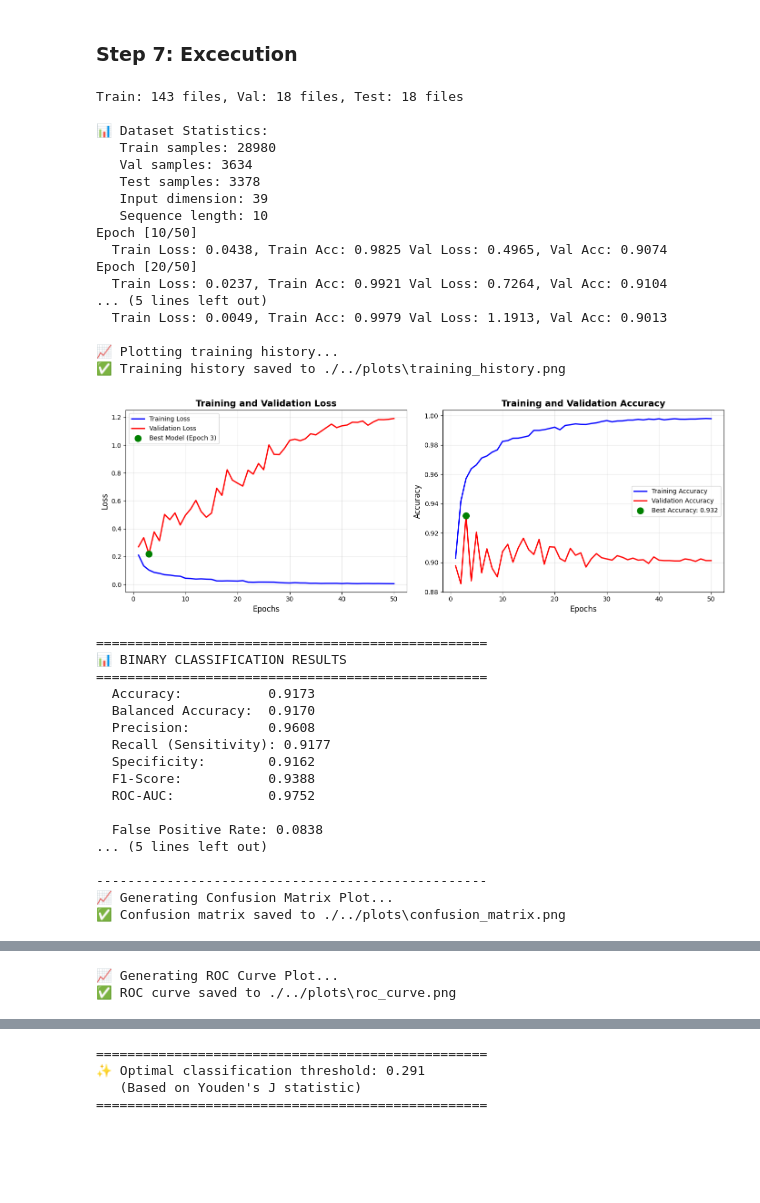
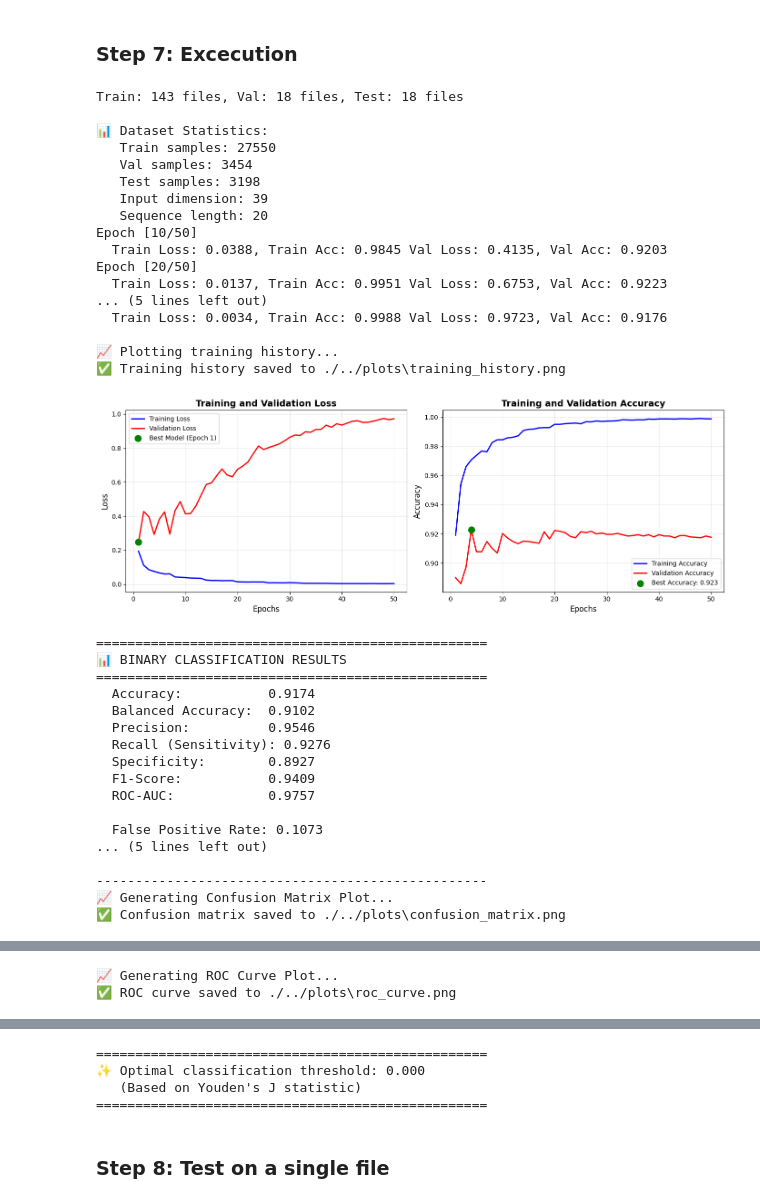
Before and after one commit to kallefrisk/DeepLearning_Schoolwork, a Jupyter notebook: KarlProject/notebooks/assignment11.ipynb, the cells around one changed output, grey strips where cells are left out. Cells and saved outputs as stored; diff of their text form; code cells hidden in the pictures; blank space fills up the shorter version.

```diff
--- a/KarlProject/notebooks/assignment11.ipynb
+++ b/KarlProject/notebooks/assignment11.ipynb
@@ -243,6 +283,12 @@ class LSTMBinaryClassifier(nn.Module):
         out = self.fc(out)
 
         return out
+
+    def get_hidden_dim(self):
+        return self.hidden_dim
+
+    def get_num_layers(self):
+        return self.num_layers
 # %% [markdown]
 ### Step 5: Training Function
 # %%
@@ -344,7 +390,7 @@ def train_binary_classifier(train_loader, val_loader, input_dim,
         save_path = os.path.join(plot_dir, 'training_history.png')
         training_history = [train_losses, val_losses, train_accuracies, val_accuracies, save_path]
 
-    return model, train_losses, val_losses, train_accuracies, val_accuracies, training_history
+    return model, optimizer, epochs, train_losses, val_losses, train_accuracies, val_accuracies, training_history
 # %% [markdown]
 ### Step 6: Evaluation
 # %%
@@ -617,58 +663,73 @@ data_folder = '../../MainProject/Assignment11/data/kinect_good_preprocessed_not_
 train_files, val_files, test_files = split_csv_files(data_folder, random_seed=42)
 
 # 2. Create datasets
+sequence = 20
 train_loader, val_loader, test_loader, input_dim = create_lstm_loaders(data_folder=data_folder,
                                                                        train_files=train_files,
                                                                        val_files=val_files,
                                                                        test_files=test_files,
-                                                                       sequence_length=10,
+                                                                       sequence_length=sequence,
                                                                        batch_size=32,
                                                                        target_column="running_video",
                                                                        mirror=True
                                                                        )
 
 # 5. Train model
 device = torch.device('cpu')
-model, train_losses, val_losses, train_acc, val_acc, training_history = train_binary_classifier(
+model, optimizer, epoch, train_losses, val_losses, train_acc, val_acc, training_history = train_binary_classifier(
     train_loader, val_loader, input_dim,
     epochs=50, learning_rate=0.001, device=device
 )
 
 plot_training_history(training_history[0], training_history[1], training_history[2], training_history[3], training_history[4])
 
 # 6. Evaluate on test set
 metrics = evaluate_binary_classifier(model, test_loader, device)
+
+# SAVING
+# After training
+torch.save({
+    'model_state_dict': model.state_dict(),
+    'optimizer_state_dict': optimizer.state_dict(),
+    'loss': val_losses[-1],
+    'epoch': epoch,
+    'hyperparameters': {
+        'sequence_length': sequence,
+        'hidden_size': model.get_hidden_dim,
+        'num_layers': model.get_num_layers
+    }
+}, './../binary_classificator_models/classifier_model.pth')
 # %% [output]
 Train: 143 files, Val: 18 files, Test: 18 files
 
 📊 Dataset Statistics:
-   Train samples: 28980
-   Val samples: 3634
-   Test samples: 3378
+   Train samples: 27550
+   Val samples: 3454
+   Test samples: 3198
    Input dimension: 39
-   Sequence length: 10
+   Sequence length: 20
 Epoch [10/50]
-  Train Loss: 0.0438, Train Acc: 0.9825 Val Loss: 0.4965, Val Acc: 0.9074
+  Train Loss: 0.0388, Train Acc: 0.9845 Val Loss: 0.4135, Val Acc: 0.9203
 Epoch [20/50]
-  Train Loss: 0.0237, Train Acc: 0.9921 Val Loss: 0.7264, Val Acc: 0.9104
+  Train Loss: 0.0137, Train Acc: 0.9951 Val Loss: 0.6753, Val Acc: 0.9223
 ... (5 lines left out)
-  Train Loss: 0.0049, Train Acc: 0.9979 Val Loss: 1.1913, Val Acc: 0.9013
+  Train Loss: 0.0034, Train Acc: 0.9988 Val Loss: 0.9723, Val Acc: 0.9176
 
 📈 Plotting training history...
 ✅ Training history saved to ./../plots\training_history.png
-[figure, old version]
+[figure, new version]
 ==================================================
 📊 BINARY CLASSIFICATION RESULTS
 ==================================================
-  Accuracy:           0.9173
-  Balanced Accuracy:  0.9170
-  Precision:          0.9608
-  Recall (Sensitivity): 0.9177
-  Specificity:        0.9162
-  F1-Score:           0.9388
-  ROC-AUC:            0.9752
+  Accuracy:           0.9174
+  Balanced Accuracy:  0.9102
+  Precision:          0.9546
+  Recall (Sensitivity): 0.9276
+  Specificity:        0.8927
+  F1-Score:           0.9409
+  ROC-AUC:            0.9757
 
-  False Positive Rate: 0.0838
+  False Positive Rate: 0.1073
 ... (5 lines left out)
 
 --------------------------------------------------
@@ -681,4 +742,6 @@ Epoch [20/50]
 ==================================================
-✨ Optimal classification threshold: 0.291
+✨ Optimal classification threshold: 0.000
    (Based on Youden's J statistic)
 ==================================================
+# %% [markdown]
+### Step 8: Test on a single file
```
Also changed, not shown: parts of 8 cells of this notebook, 3 other files.
